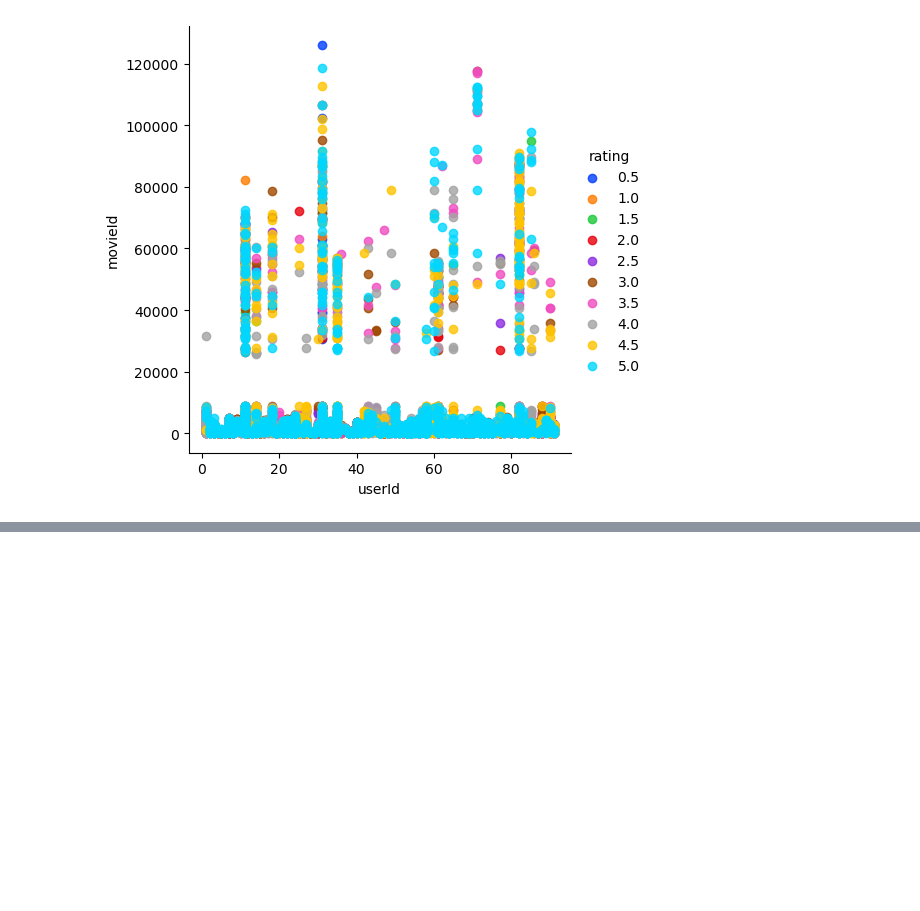
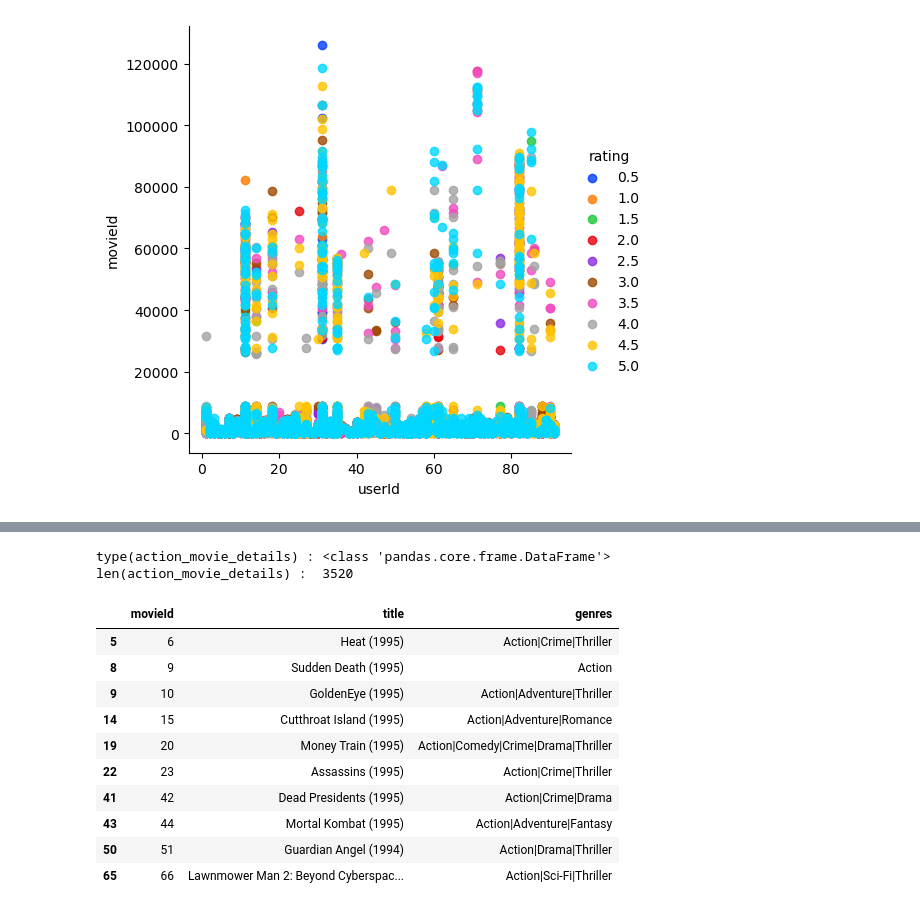
Before and after one commit to jayacpc9/FSDS_Classes, a Jupyter notebook: Python_Workspace/Notebook/BasicCoding_python_kaggle_intro_1_05272016 copy.ipynb, the cells around one changed output, grey strips where cells are left out. Saved outputs shown, nothing was run; the diff lists cells and outputs as text; code cells hidden in the pictures; blank space fills up the shorter version.

```diff
--- a/Python_Workspace/Notebook/BasicCoding_python_kaggle_intro_1_05272016 copy.ipynb
+++ b/Python_Workspace/Notebook/BasicCoding_python_kaggle_intro_1_05272016 copy.ipynb
@@ -583,0 +665,19 @@ vis5 = sns.lmplot(data =ratings_df[0:10000], x='userId',y='movieId',fit_reg=Fals
+# %%
+action_movie_details = movies_df.loc[movies_df['genres'].str.contains('Action'), ['movieId', 'title', 'genres']]
+print("type(action_movie_details) :",type(action_movie_details))
+print("len(action_movie_details) : ",len(action_movie_details))
+action_movie_details[0:10]
+# %% [output]
+type(action_movie_details) : <class 'pandas.core.frame.DataFrame'>
+len(action_movie_details) :  3520
+|  | movieId | title | genres |
+| 5 | 6 | Heat (1995) | Action|Crime|Thriller |
+| 8 | 9 | Sudden Death (1995) | Action |
+| 9 | 10 | GoldenEye (1995) | Action|Adventure|Thriller |
+| 14 | 15 | Cutthroat Island (1995) | Action|Adventure|Romance |
+| 19 | 20 | Money Train (1995) | Action|Comedy|Crime|Drama|Thriller |
+| 22 | 23 | Assassins (1995) | Action|Crime|Thriller |
+| 41 | 42 | Dead Presidents (1995) | Action|Crime|Drama |
+| 43 | 44 | Mortal Kombat (1995) | Action|Adventure|Fantasy |
+| 50 | 51 | Guardian Angel (1994) | Action|Drama|Thriller |
+| 65 | 66 | Lawnmower Man 2: Beyond Cyberspac... | Action|Sci-Fi|Thriller |
```
Also changed, not shown: parts of 8 cells of this notebook.
